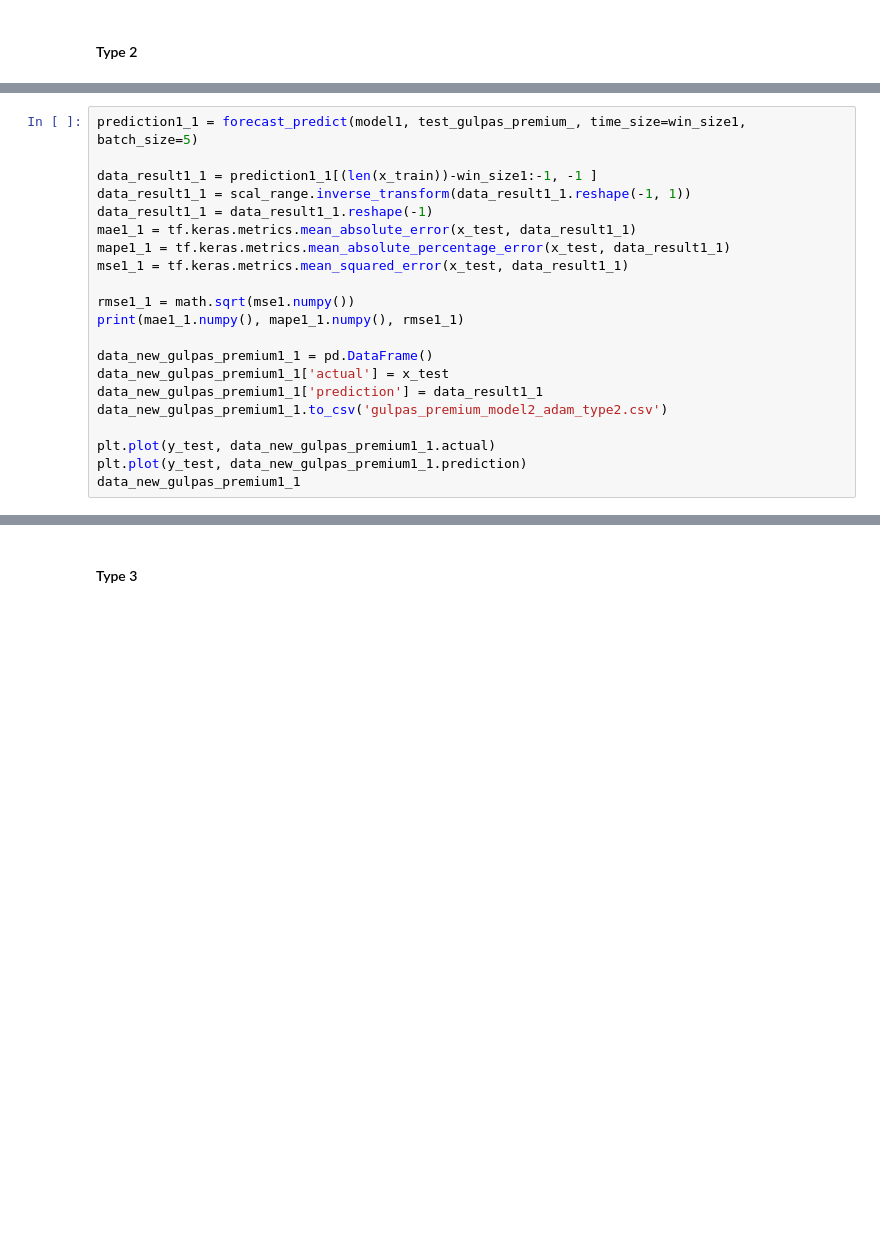
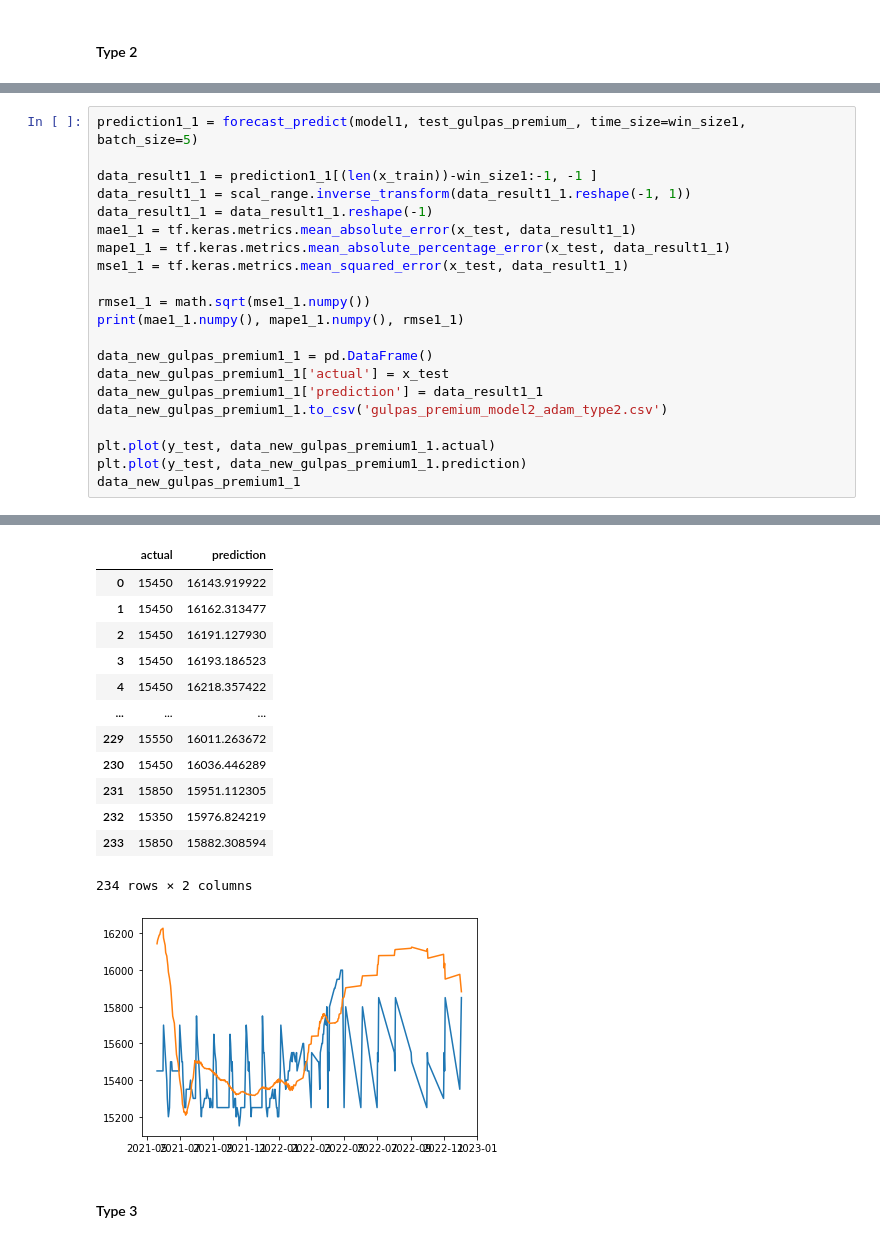
Before and after one commit to mels4/price_predict_Conv-LSTM, a Jupyter notebook: gula_pasir_premium.ipynb, the cells around one changed output, grey strips where cells are left out. Cells and saved outputs as stored; diff of their text form; blank space fills up the shorter version.

```diff
--- a/gula_pasir_premium.ipynb
+++ b/gula_pasir_premium.ipynb
@@ -769,7 +771,7 @@ mae1_1 = tf.keras.metrics.mean_absolute_error(x_test, data_result1_1)
 mape1_1 = tf.keras.metrics.mean_absolute_percentage_error(x_test, data_result1_1)
 mse1_1 = tf.keras.metrics.mean_squared_error(x_test, data_result1_1)
 
-rmse1_1 = math.sqrt(mse1.numpy())
+rmse1_1 = math.sqrt(mse1_1.numpy())
 print(mae1_1.numpy(), mape1_1.numpy(), rmse1_1)
 
 data_new_gulpas_premium1_1 = pd.DataFrame()
@@ -780,3 +782,4 @@ data_new_gulpas_premium1_1.to_csv('gulpas_premium_model2_adam_type2.csv')
 plt.plot(y_test, data_new_gulpas_premium1_1.actual)
 plt.plot(y_test, data_new_gulpas_premium1_1.prediction)
 data_new_gulpas_premium1_1
+# %% [output]
@@ -783,3 +788,17 @@ data_new_gulpas_premium1_1
+|  | actual | prediction |
+| 0 | 15450 | 16143.919922 |
+| 1 | 15450 | 16162.313477 |
+| 2 | 15450 | 16191.127930 |
+| 3 | 15450 | 16193.186523 |
+| 4 | 15450 | 16218.357422 |
+| ... | ... | ... |
+| 229 | 15550 | 16011.263672 |
+| 230 | 15450 | 16036.446289 |
+| 231 | 15850 | 15951.112305 |
+| 232 | 15350 | 15976.824219 |
+| 233 | 15850 | 15882.308594 |
+234 rows × 2 columns
+[figure, added]
 # %% [markdown]
 #### Type 3
 # %%
```
Also changed, not shown: parts of 7 cells of this notebook.
